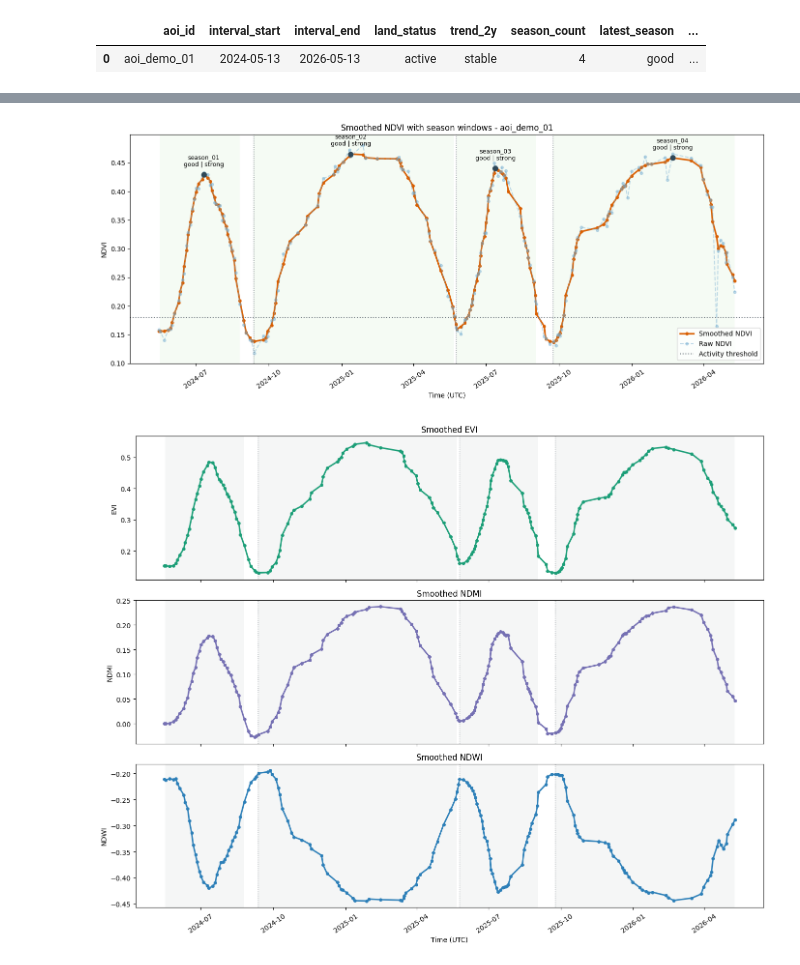
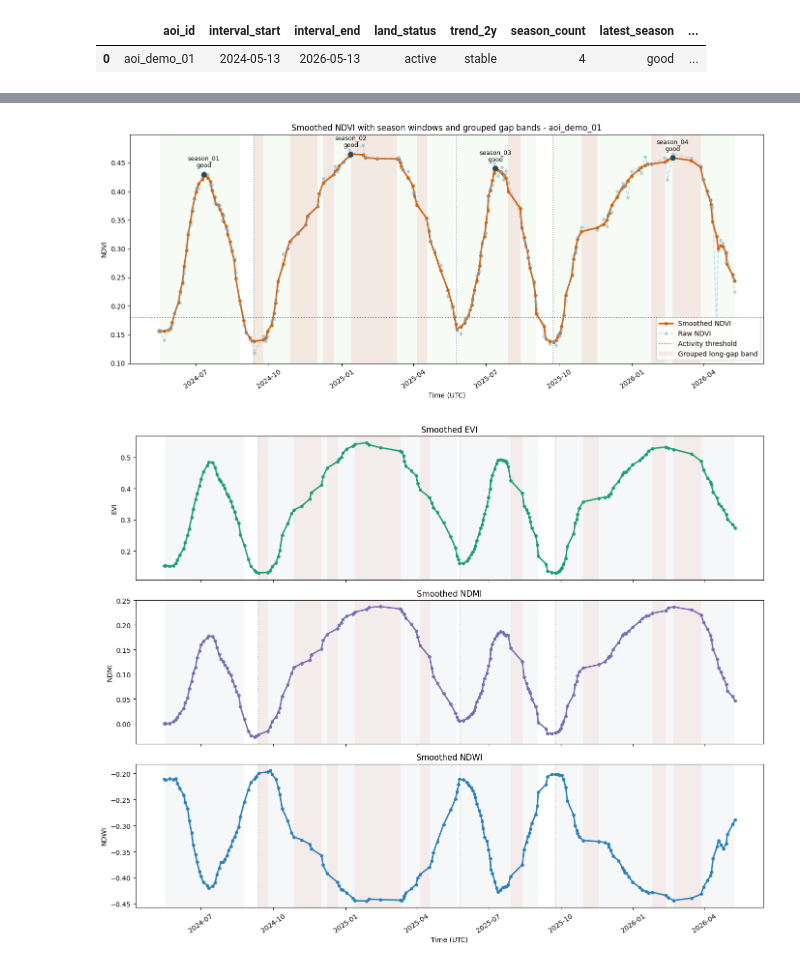
Before and after one commit to Abdo-Eid/FarmTrust, a Jupyter notebook: notebooks/03-phase_a_assessment_story.ipynb, the cells around one changed output, grey strips where cells are left out. Drawn from its saved outputs; the diff is of its cells as text; code cells hidden in the pictures.

Commit message:
Finalize Phase A assessment pipeline cleanup

```diff
--- a/notebooks/03-phase_a_assessment_story.ipynb
+++ b/notebooks/03-phase_a_assessment_story.ipynb
@@ -64,6 +97,14 @@ df = pd.read_csv(SMOOTHED_CSV_PATH)
 df['timestamp'] = pd.to_datetime(df['timestamp'], utc=True)
 usable_df = df[df['is_usable'].astype(str).str.lower() == 'true'].copy()
 
+long_gap_windows = pd.DataFrame(quality_metrics.get('long_gap_windows', []))
+if not long_gap_windows.empty:
+    long_gap_windows['start_timestamp'] = pd.to_datetime(long_gap_windows['start_timestamp'], utc=True)
+    long_gap_windows['end_timestamp'] = pd.to_datetime(long_gap_windows['end_timestamp'], utc=True)
+    grouped_gap_windows = merge_gap_windows(long_gap_windows)
+else:
+    grouped_gap_windows = long_gap_windows.copy()
+
 summary_df = pd.DataFrame([{
     'aoi_id': assessment_payload['aoi_id'],
     'interval_start': assessment_payload['interval']['start_date'],
@@ -75,6 +116,7 @@ summary_df = pd.DataFrame([{
     'latest_provisional': assessment_payload['latest_season_performance']['provisional'],
     'confidence': assessment_payload['confidence']['level'],
     'gap_risk': quality_metrics['gap_risk'],
+    'long_gap_count': quality_metrics.get('long_gap_count', 0),
 }])
 summary_df
 # %% [output]
@@ -89,36 +162,44 @@ else:
 # %%
 fig, ax = plt.subplots(figsize=(14, 6))
 
 ax.plot(usable_df['timestamp'], usable_df['ndvi_smoothed'], color='#d95f02', linewidth=2.4, marker='o', markersize=4, label='Smoothed NDVI')
-ax.plot(usable_df['timestamp'], usable_df['ndvi_raw'], color='#74add1', linestyle='--', alpha=0.45, marker='o', markersize=4, label='Raw NDVI')
+ax.plot(usable_df['timestamp'], usable_df['ndvi_raw'], color='#74add1', linestyle='--', alpha=0.4, marker='o', markersize=4, label='Raw NDVI')
 
 season_colors = {
     'good': '#d9f0d3',
     'interrupted': '#fee08b',
     'weak': '#fddbc7',
 }
 
 for index, season in enumerate(season_payload['seasons']):
     start = pd.Timestamp(season['start_date'], tz='UTC')
     end = pd.Timestamp(season['end_date'], tz='UTC')
     peak = pd.Timestamp(season['peak_date'], tz='UTC')
     color = season_colors.get(season['quality_label'], '#e0e0e0')
-    ax.axvspan(start, end, color=color, alpha=0.24, linewidth=0)
+    ax.axvspan(start, end, color=color, alpha=0.22, linewidth=0)
     if index > 0:
         ax.axvline(start, color='#6c757d', linestyle=':', linewidth=1.2, alpha=0.9)
     ax.scatter([peak], [season['peak_ndvi']], color='#2f4858', s=55, zorder=3)
-    ax.text(peak, season['peak_ndvi'] + 0.012, f"{season['season_id']}\n{season['quality_label']} | {season.get('confirmation_level', 'n/a')}", fontsize=9, ha='center', va='bottom')
+    ax.text(peak, season['peak_ndvi'] + 0.01, f"{season['season_id']}\n{season['quality_label']}", fontsize=9, ha='center', va='bottom')
+
+if not grouped_gap_windows.empty:
+    for _, window in grouped_gap_windows.iterrows():
+        ax.axvspan(window['start_timestamp'], window['end_timestamp'], color='#d73027', alpha=0.09, linewidth=0)
 
 ax.axhline(0.18, color='#6c757d', linestyle=':', linewidth=1.5, label='Activity threshold')
-ax.set_title(f"Smoothed NDVI with season windows - {assessment_payload['aoi_id']}")
+legend_handles, legend_labels = ax.get_legend_handles_labels()
+if not grouped_gap_windows.empty:
+    legend_handles.append(Patch(facecolor='#d73027', alpha=0.09, edgecolor='none', label='Grouped long-gap band'))
+    legend_labels.append('Grouped long-gap band')
+ax.legend(legend_handles, legend_labels, loc='best')
+ax.set_title(f"Smoothed NDVI with season windows and grouped gap bands - {assessment_payload['aoi_id']}")
 ax.set_xlabel('Time (UTC)')
 ax.set_ylabel('NDVI')
-ax.legend(loc='best')
 plt.xticks(rotation=35)
 plt.tight_layout()
 plt.show()
 # %% [output]
-[figure, old version]
+[figure, new version]
 # %%
 metric_specs = [
     ('evi_smoothed', '#1b9e77', 'Smoothed EVI'),
```
Also changed, not shown: parts of 8 cells of this notebook, 20 other files.
